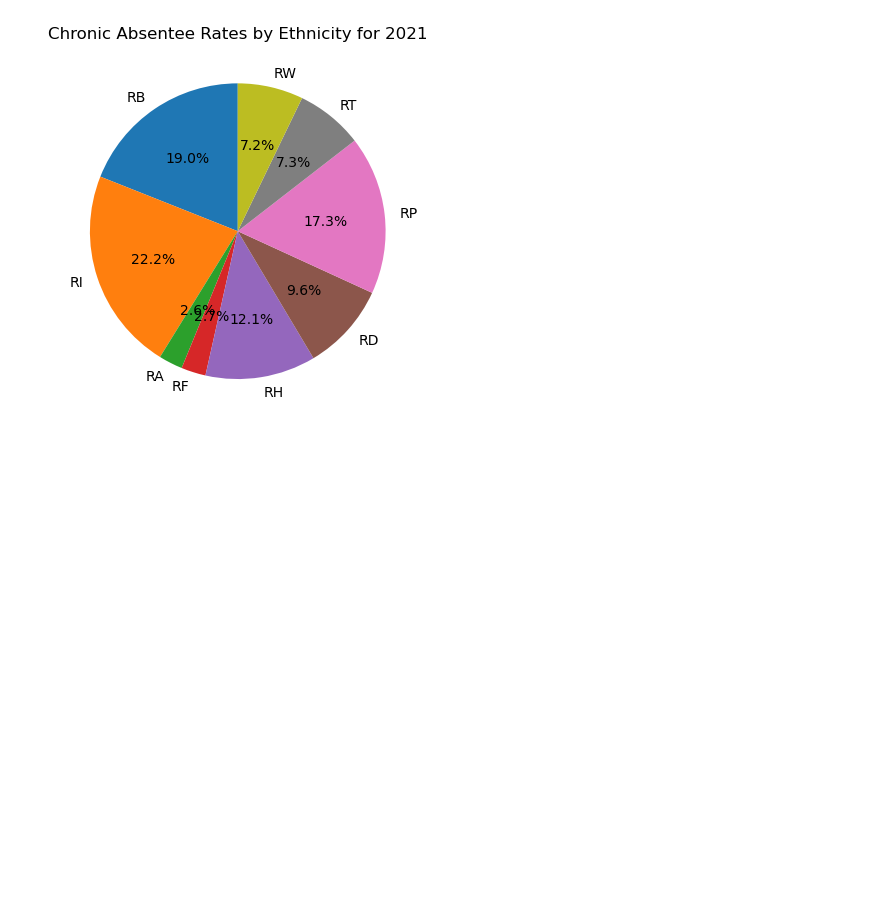
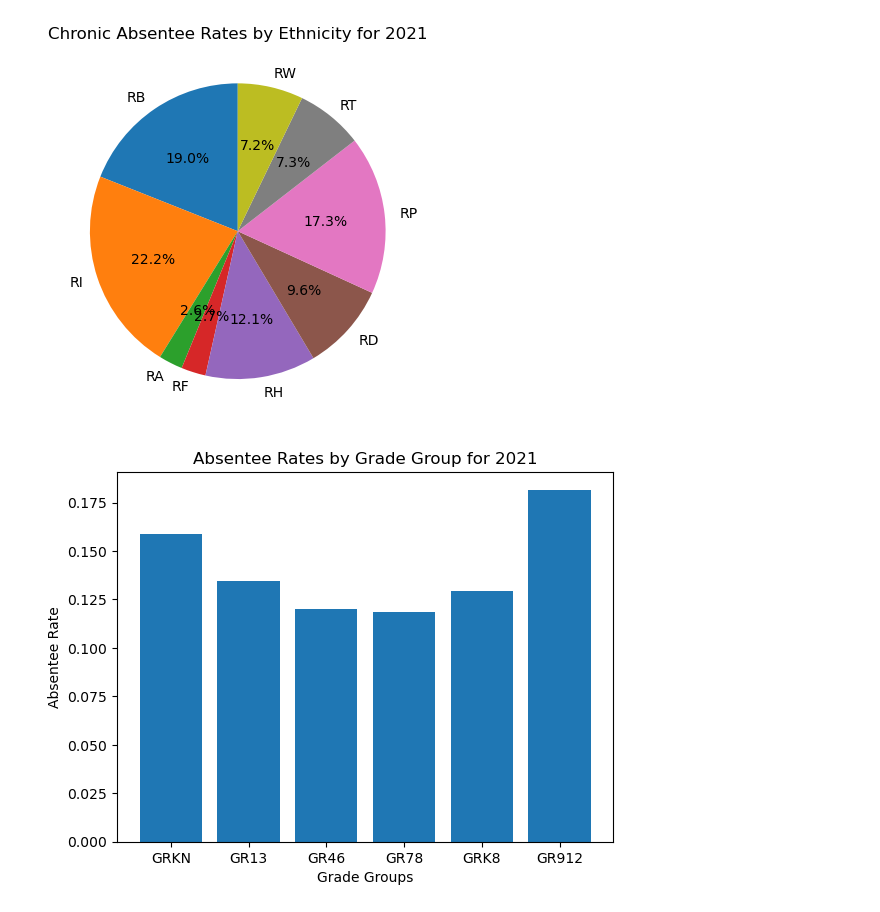
Before and after one commit to shiftyJack/absenteeriskanalysis, a Jupyter notebook: Demo Test 21.ipynb, the cells around one changed output. Saved outputs shown, nothing was run; the diff lists cells and outputs as text; code cells hidden in the pictures; blank space fills up the shorter version.

```diff
--- a/Demo Test 21.ipynb
+++ b/Demo Test 21.ipynb
@@ -114,3 +114,15 @@ plt.title(title)
 plt.show()
 # %% [output]
 [figure]
+# %%
+categories = demographicList[18:24]
+values = absRateDemoList[18:24]
+
+plt.bar(categories, values)
+plt.xlabel('Grade Groups')
+plt.ylabel('Absentee Rate')
+titleb = "Absentee Rates by Grade Group for 2021"
+plt.title(titleb)
+plt.show()
+# %% [output]
+[figure, added]
```
Also changed, not shown: 13 other files.
